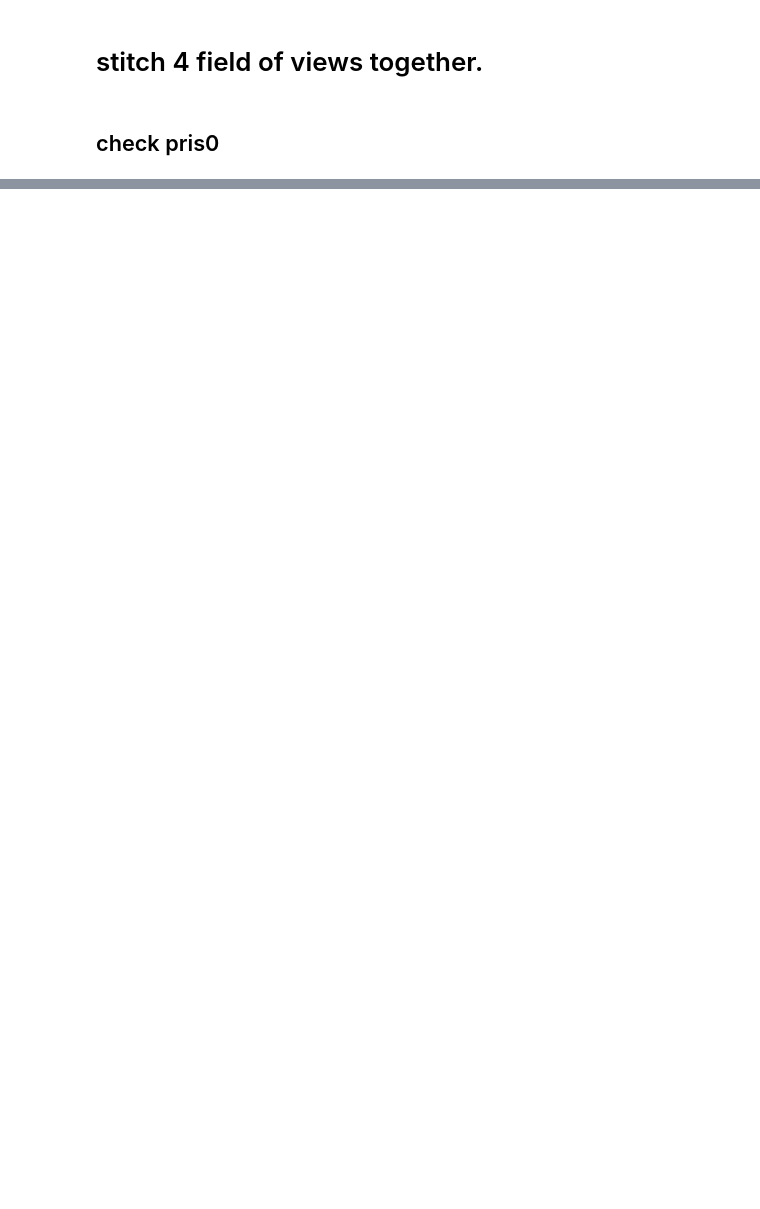
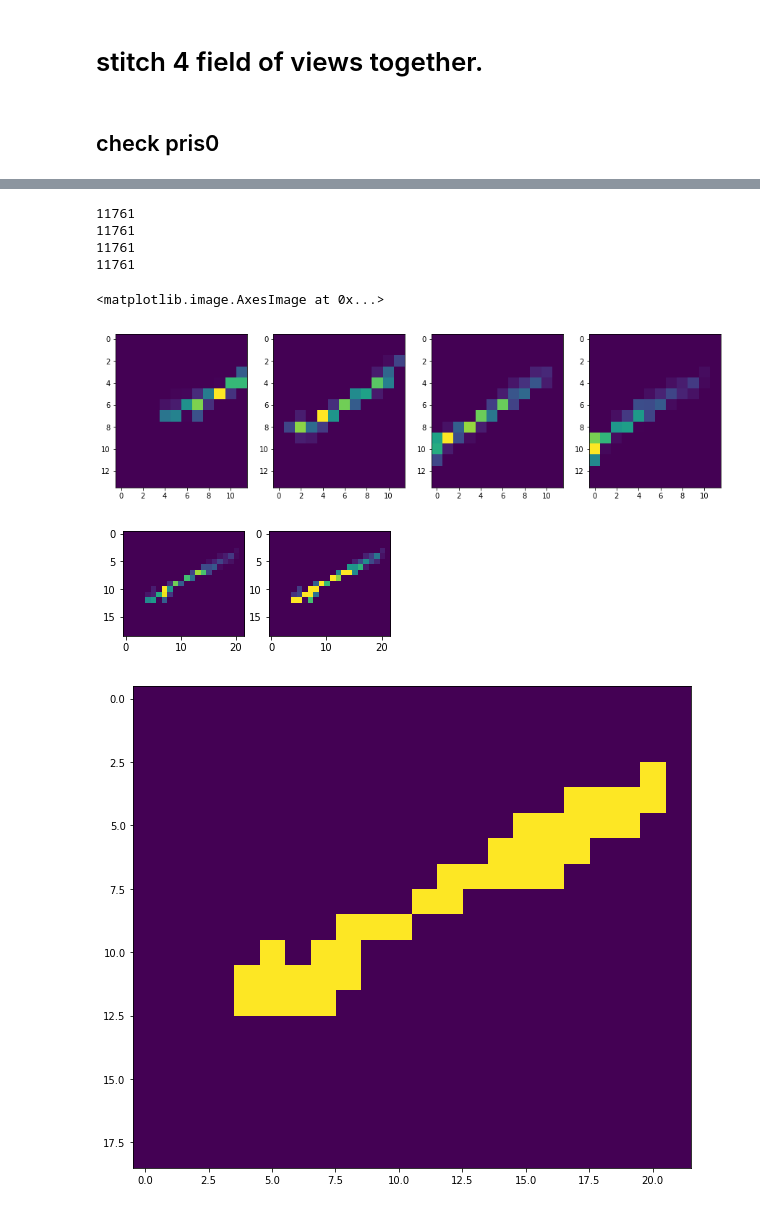
Before and after one commit to xiyuyi/PyPRIS, a Jupyter notebook: get_fig_for_pub_Feature3.ipynb, the cells around one changed output, grey strips where cells are left out. Saved outputs shown, nothing was run; the diff lists cells and outputs as text; code cells hidden in the pictures; blank space fills up the shorter version.

Commit message:
visualization stitched file done

```diff
--- a/get_fig_for_pub_Feature3.ipynb
+++ b/get_fig_for_pub_Feature3.ipynb
@@ -6,6 +6,16 @@ import sys
 sys.path.append("../")
 from PyPRIS import *
 import os
+# %%
+oxs = [1165-41, 1155-41, 1143-41, 1132-41 ]
+oys = [1369-41, 1392-41, 1412-41, 1432-41 ]
+# %%
+# define boundaries for ox and oy:
+x_boundaries = [[ np.inf, 1160],   [1160,   1149], [1149, 1137.5], [1137.5, -np.inf]]
+y_boundaries = [[-np.inf, 1380.5], [1380.5, 1402],  [1402, 1422],   [1422,    np.inf]]
+
+#x_boundaries = [[ np.inf, -np.inf], [ np.inf, -np.inf],[ np.inf, -np.inf],[ np.inf, -np.inf]]
+#y_boundaries = [[-np.inf,  np.inf], [-np.inf,  np.inf], [-np.inf,  np.inf], [-np.inf,  np.inf]]
 # %%
 # prepare datafile paths.
 
@@ -65,8 +75,5 @@ for Ind in np.arange(0, 4):
     pris5_linbregs.append(datapath_key_minimum_seed + "/Feature3/fov" + str(Ind + 1) + "/" + pris5_names[Ind])
     pris6_linbregs.append(datapath_key_minimum_seed + "/Feature3/fov" + str(Ind + 1) + "/" + pris6_names[Ind])
     pris7_linbregs.append(datapath_key_minimum_seed + "/Feature3/fov" + str(Ind + 1) + "/" + pris7_names[Ind])
-# %%
-oxs = [1165, 1155, 1143, 1132 ]
-oys = [1369, 1392, 1412, 1432 ]
 # %% [markdown]
 ## check pris0
@@ -126,0 +80,60 @@ vis1 =
+# %%
+
+lb_all = LinBreg('All')
+vis_list = list()
+
+x = list()
+for lb_path, ox, oy, xbounds, ybounds in zip(pris0_linbregs, oxs, oys, x_boundaries, y_boundaries):
+    with open(lb_path,'rb') as f:
+        lb = pickle.load(f)
+        vis_list.append(lb.candidate_vis())
+
+    xs = list(lb.x[0:-1])
+    for ind, coord in enumerate(lb.candidate_coords):
+        coordx = coord[1] + ox
+        coordy = coord[2] + oy
+        if coordx > xbounds[0]: xs[ind] = 0.0
+        if coordx <  xbounds[1]: xs[ind] = 0.0
+        #if coordy <  ybounds[0]: xs[ind] = 0.0
+        #if coordy > ybounds[1]: xs[ind] = 0.0
+
+    for ele in lb.candidate_coords:
+        lb_all.candidate_coords.append([ele[0],ele[1]+ox,ele[2]+oy])
+
+    print(len(lb.x))
+    for ele in xs:
+        x.append(ele)
+
+lb_all.candidate_intervals = lb.candidate_intervals
+lb_all.x = np.asarray(x)
+
+vis = lb_all.candidate_vis()
+plt.figure(figsize=(15,15))
+plt.subplot(241)
+plt.imshow(np.mean(vis_list[0],axis=0))
+plt.subplot(242)
+plt.imshow(np.mean(vis_list[1],axis=0))
+plt.subplot(243)
+plt.imshow(np.mean(vis_list[2],axis=0))
+plt.subplot(244)
+plt.imshow(np.mean(vis_list[3],axis=0))
+
+plt.figure(figsize=(10,10))
+
+plt.subplot(245)
+plt.imshow(np.mean(vis,axis=0))
+plt.subplot(246)
+plt.imshow(np.mean(vis,axis=0),vmin=0, vmax=0.03)
+plt.figure(figsize=(10,10))
+plt.imshow(np.mean(vis,axis=0),vmin=0, vmax=0.00001)
+plt.figure(figsize=(10,10))
+plt.imshow(np.mean(vis,axis=0))
+# %% [output]
+11761
+11761
+11761
+11761
+<matplotlib.image.AxesImage at 0x...>
+[figure, added]
+[figure, added]
+[figure, added]
```
Also changed, not shown: parts of 13 cells of this notebook, 1 other file.
